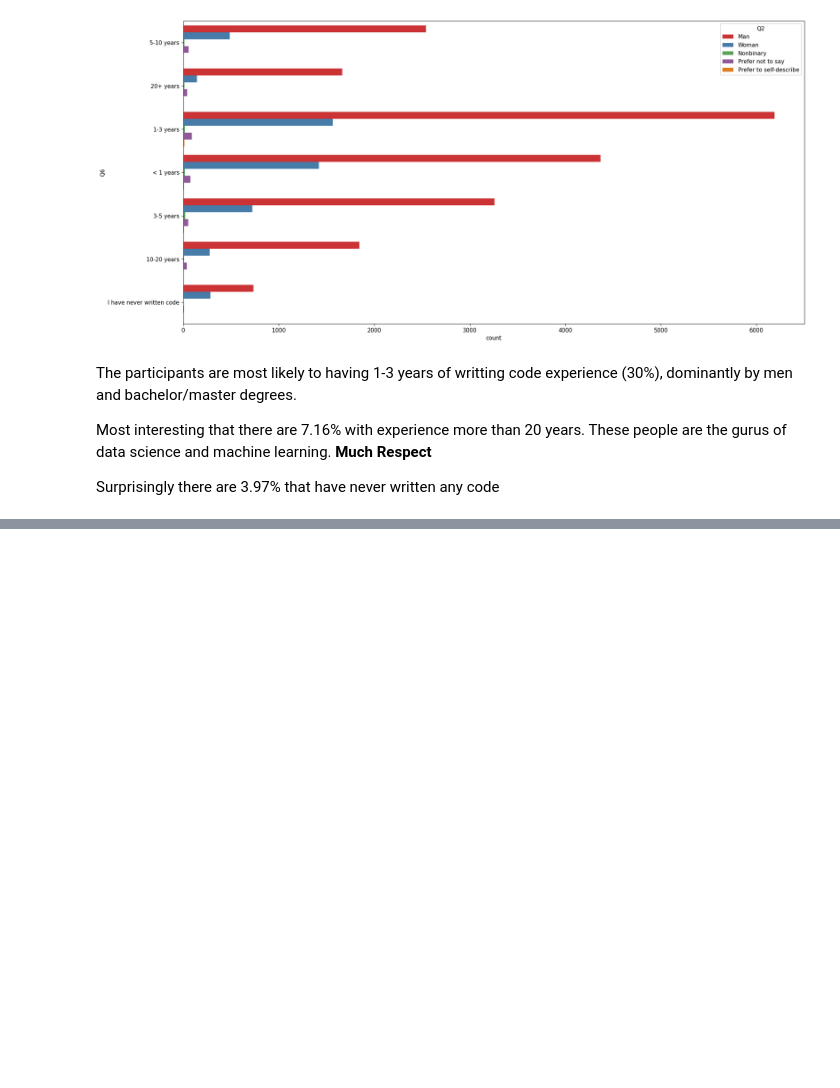
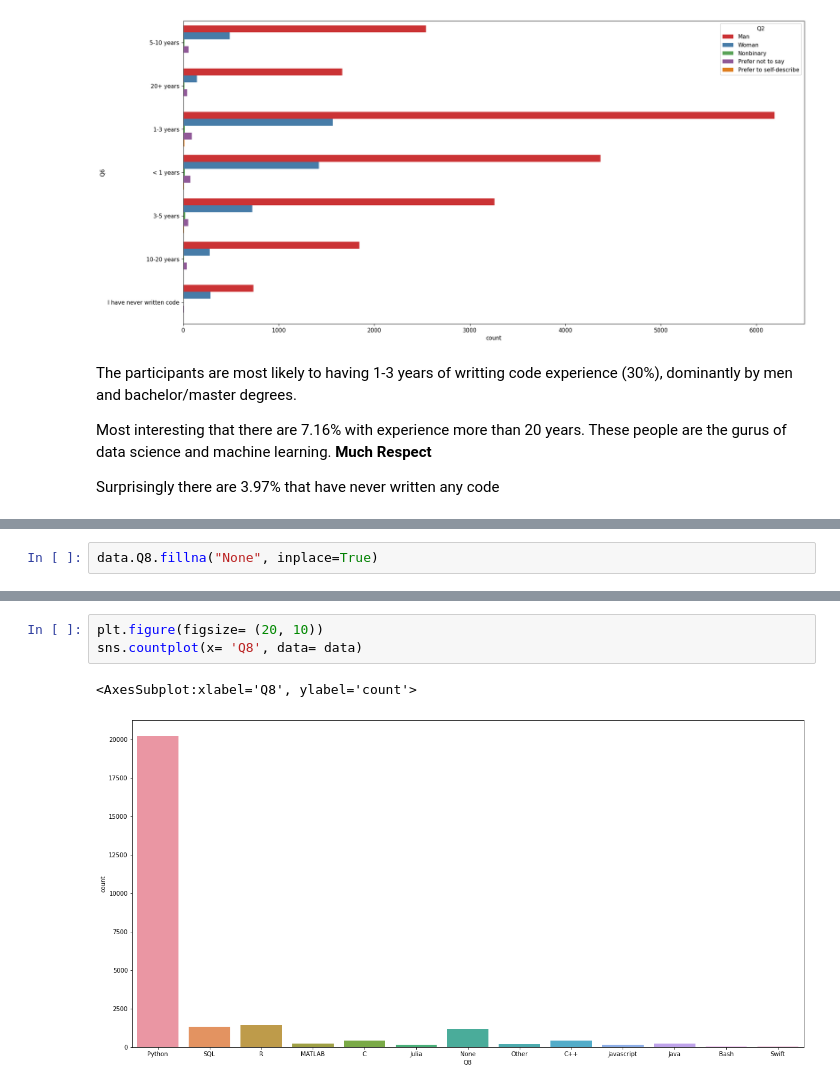
Before and after one commit to oussamaouardini/Kaggle-Machine-Learning-Data-Science-Survey-2021, a Jupyter notebook: kaggle-machine-learning-data-science-survey-2021.ipynb, the cells around one changed output, grey strips where cells are left out. Cells and saved outputs as stored; diff of their text form; blank space fills up the shorter version.

Commit message:
Kaggle Notebook | Kaggle Machine Learning & Data Science Survey 2021 | Version 3

```diff
--- a/kaggle-machine-learning-data-science-survey-2021.ipynb
+++ b/kaggle-machine-learning-data-science-survey-2021.ipynb
@@ -285,0 +399,2 @@ Surprisingly there are 3.97% that have never written any code
+# %%
+data.Q8.fillna("None", inplace=True)
@@ -285,0 +422,6 @@ Surprisingly there are 3.97% that have never written any code
+# %%
+plt.figure(figsize= (20, 10))
+sns.countplot(x= 'Q8', data= data)
+# %% [output]
+<AxesSubplot:xlabel='Q8', ylabel='count'>
+[figure, added]
```
Also changed, not shown: parts of 50 cells of this notebook.
